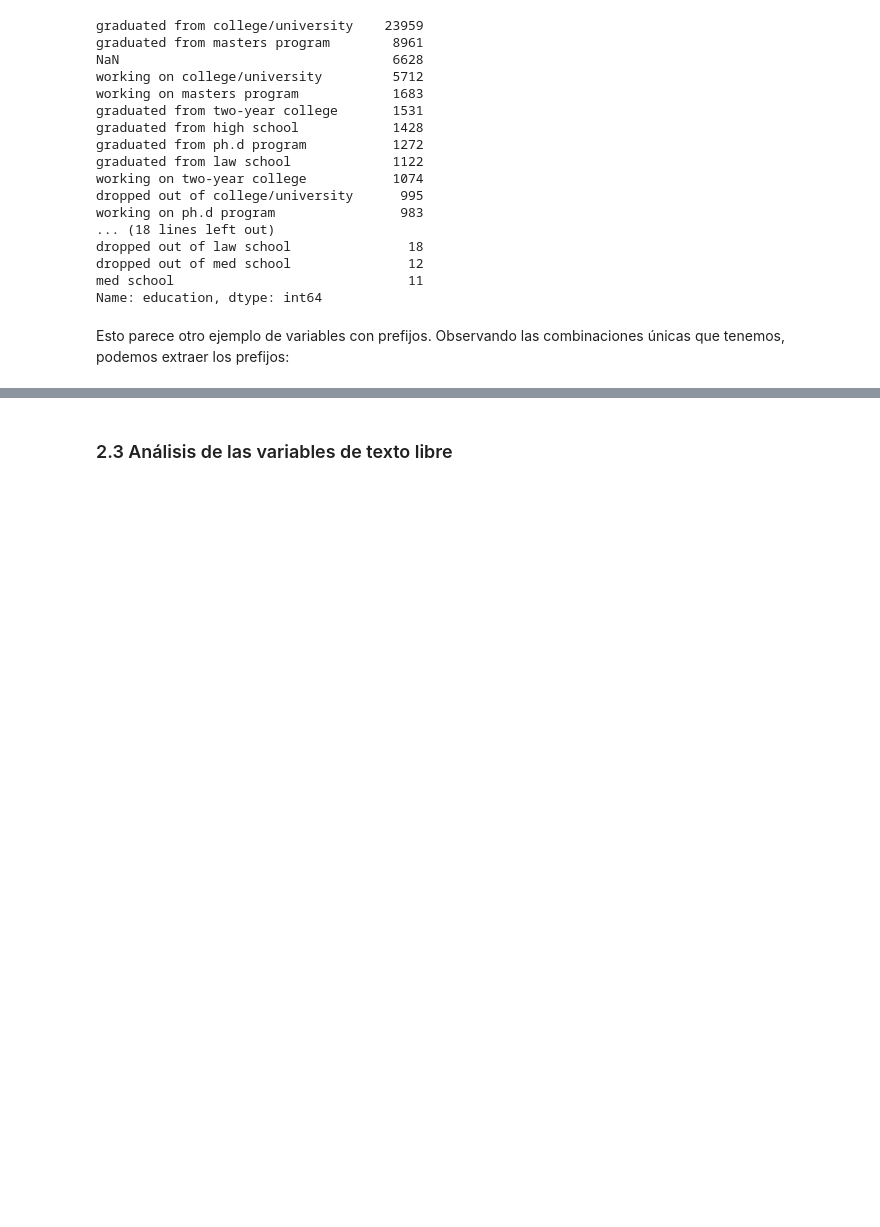
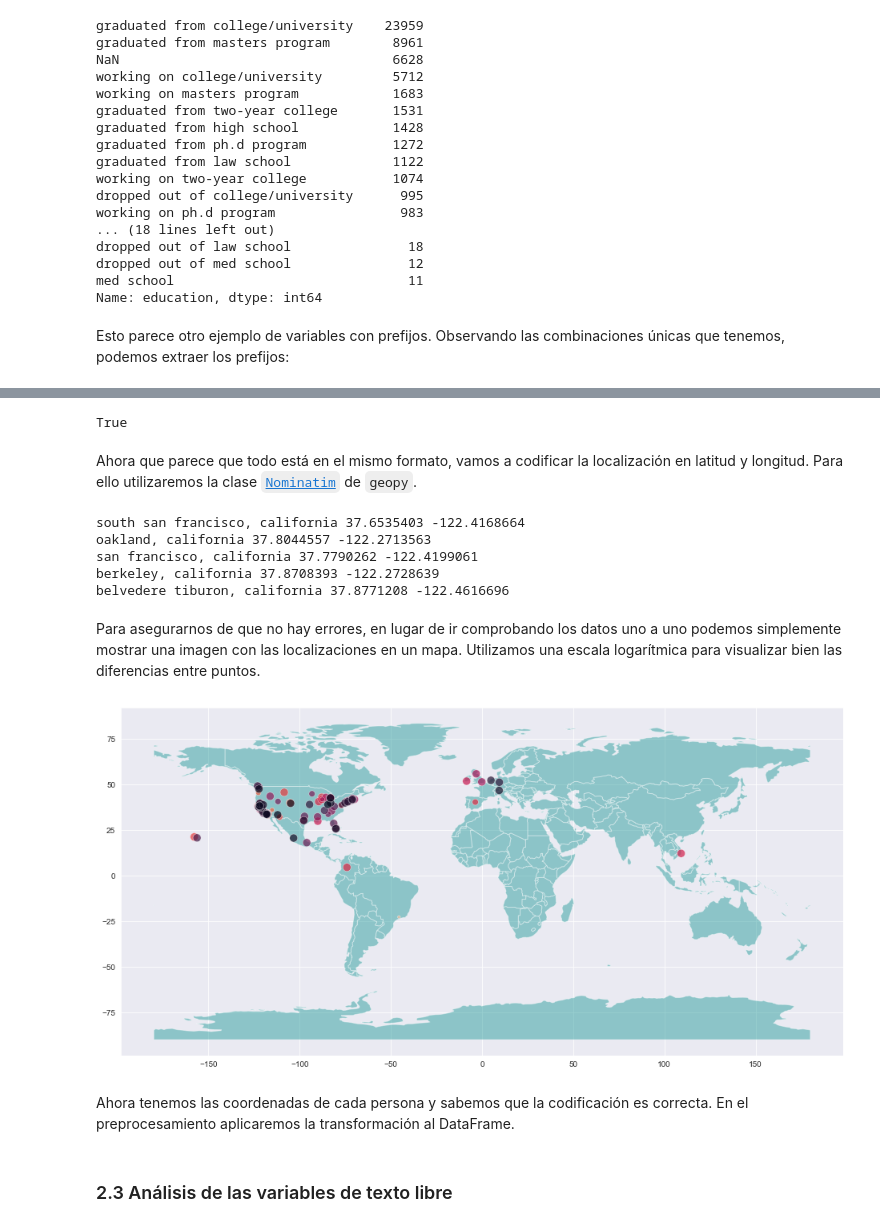
Before and after one commit to dietrujillo/ml_lab, a Jupyter notebook: lab3/notebooks/lab3.ipynb, the cells around one changed output, grey strips where cells are left out. Cells and saved outputs as stored; diff of their text form; code cells hidden in the pictures; blank space fills up the shorter version.

```diff
--- a/lab3/notebooks/lab3.ipynb
+++ b/lab3/notebooks/lab3.ipynb
@@ -353,3 +470,56 @@ print(educations)
+# %%
+vancouver = df["location"][df["location"].apply(lambda x: x.count(",") != 1)]
+assert len(vancouver) == 1
+vancouver_id = vancouver.index[0]
+
+df.at[vancouver_id, "location"] = "vancouver, canada"
+# %%
+all(df["location"].apply(lambda x: x.count(",") == 1))
+# %% [output]
+True
+# %% [markdown]
+Ahora que parece que todo está en el mismo formato, vamos a codificar la localización en latitud y longitud. Para ello utilizaremos la clase [`Nominatim`](https://geopy.readthedocs.io/en/stable/#nominatim) de `geopy`.
+# %%
+from geopy.geocoders import Nominatim
+geolocator = Nominatim(user_agent='myapplication')
+
+Coordinates = namedtuple("Coordinates", ("latitude", "longitude"))
+
+def get_coordinates(loc):
+    city, state = loc.title().split(",")
+    geocode = geolocator.geocode(f"{city} {state}")
+    return Coordinates(geocode.latitude, geocode.longitude)
+
+coordinates_dict = {}
+for location in df["location"].unique():
+    coordinates_dict[location] = get_coordinates(location)
+
+for location in df["location"].unique()[:5]:
+    print(location, coordinates_dict[location].latitude, coordinates_dict[location].longitude)
+# %% [output]
+south san francisco, california 37.6535403 -122.4168664
+oakland, california 37.8044557 -122.2713563
+san francisco, california 37.7790262 -122.4199061
+berkeley, california 37.8708393 -122.2728639
+belvedere tiburon, california 37.8771208 -122.4616696
+# %% [markdown]
+Para asegurarnos de que no hay errores, en lugar de ir comprobando los datos uno a uno podemos simplemente mostrar una imagen con las localizaciones en un mapa. Utilizamos una escala logarítmica para visualizar bien las diferencias entre puntos.
+# %%
+geometry = [shapely.geometry.Point(lon, lat) for lat, lon in coordinates_dict.values()]
+
+locations = gpd.GeoDataFrame({"location": coordinates_dict.keys()}, geometry=geometry)
+counts = df["location"].value_counts()
+locations["count"] = [counts.loc[x] for x in coordinates_dict.keys()]
+
+fig, ax = plt.subplots(figsize=(30, 8))
+world.plot(ax=ax, color="darkcyan", alpha=0.4)
+scale = (np.log(locations["count"]) + 1) * 50
+locations.plot(ax=ax, alpha=0.7, edgecolor="white", linewidth=0.5, markersize=5000/scale, c=scale, cmap="rocket_r")
+plt.show()
+# %% [output]
+[figure, added]
+# %% [markdown]
+Ahora tenemos las coordenadas de cada persona y sabemos que la codificación es correcta. En el preprocesamiento aplicaremos la transformación al DataFrame.
 # %% [markdown]
 ### 2.3 Análisis de las variables de texto libre
 # %% [markdown]
```
Also changed, not shown: parts of 25 cells of this notebook.
